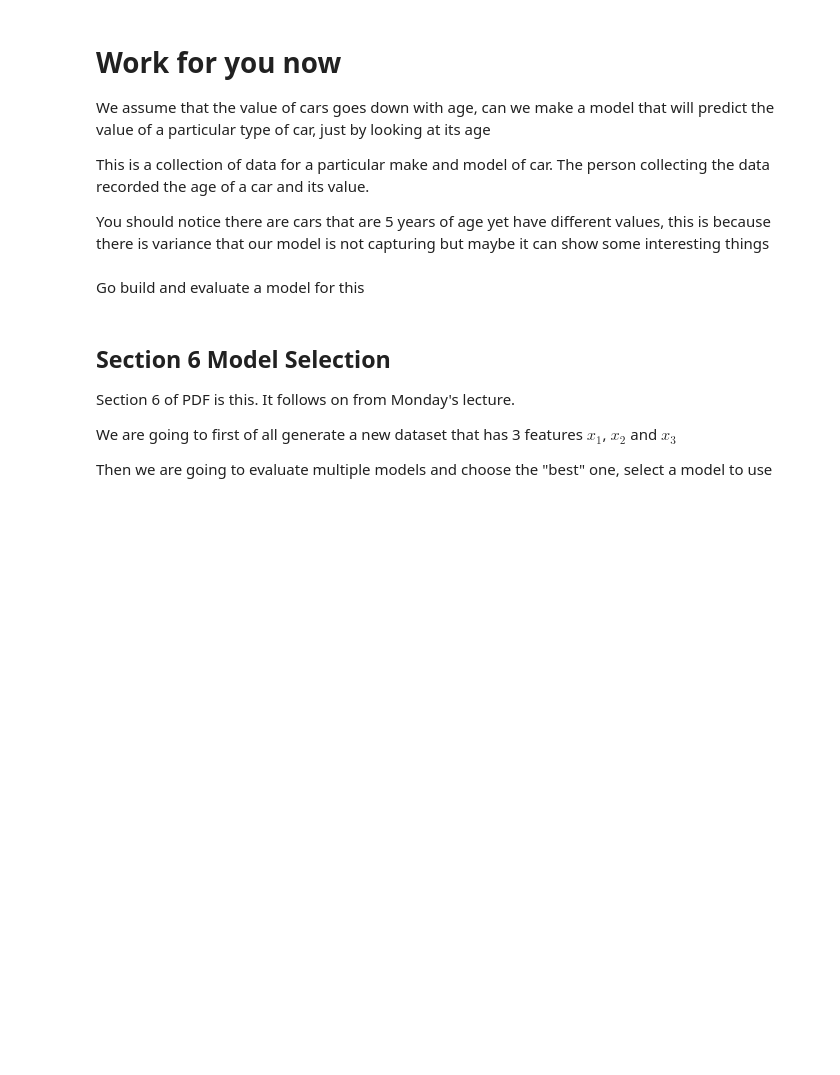
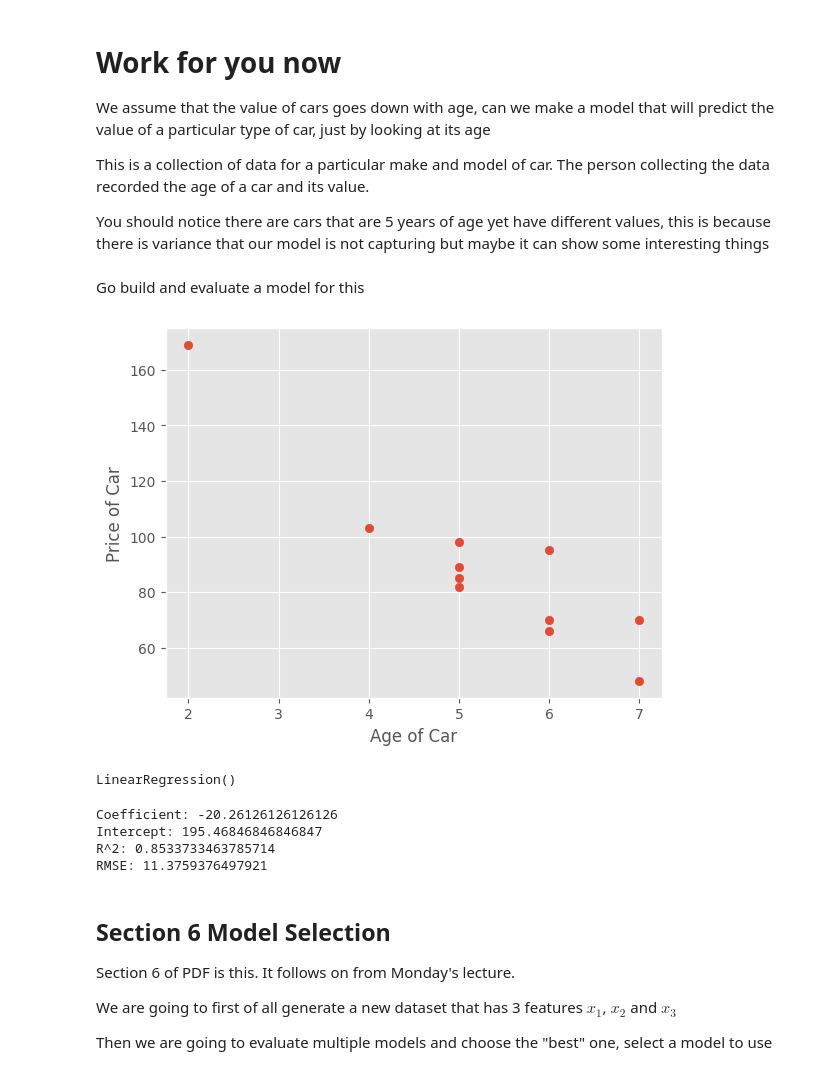
Before and after one commit to MatthewMcCarthy1/machine-learning-labs, a Jupyter notebook: Lab 2/LinearRegressionLab.ipynb, the cells around one changed output. Saved outputs shown, nothing was run; the diff lists cells and outputs as text; code cells hidden in the pictures; blank space fills up the shorter version.

Commit message:
feat(lab2): implement simple linear regression for car value prediction

```diff
--- a/Lab 2/LinearRegressionLab.ipynb
+++ b/Lab 2/LinearRegressionLab.ipynb
@@ -175,3 +208,5 @@ X=np.array([5,4,6,5,5,5,6,6,2,7,7])
 y=np.array([85,103,70,82,89,98,66,95,169,70,48])
 # %% [markdown]
 Go build and evaluate a model for this
+# %%
+X = X.reshape(-1,1)
@@ -178,3 +215,26 @@ Go build and evaluate a model for this
+# %%
+plt.scatter(X,y)
+plt.xlabel("Age of Car")
+plt.ylabel("Price of Car")
+
+plt.show()
+# %% [output]
+[figure, added]
+# %%
+model = LinearRegression()
+model.fit(X,y)
+# %% [output]
+LinearRegression()
+# %%
+print(f"Coefficient: {model.coef_[0]}")
+print(f"Intercept: {model.intercept_}")
+print(f"R^2: {model.score(X,y)}")
+print(f"RMSE: {np.sqrt(mse(y,model.predict(X)))}")
+# %% [output]
+Coefficient: -20.26126126126126
+Intercept: 195.46846846846847
+R^2: 0.8533733463785714
+RMSE: 11.3759376497921
 # %% [markdown]
 ## Section 6 Model Selection
 
```
Also changed, not shown: parts of 25 cells of this notebook.
